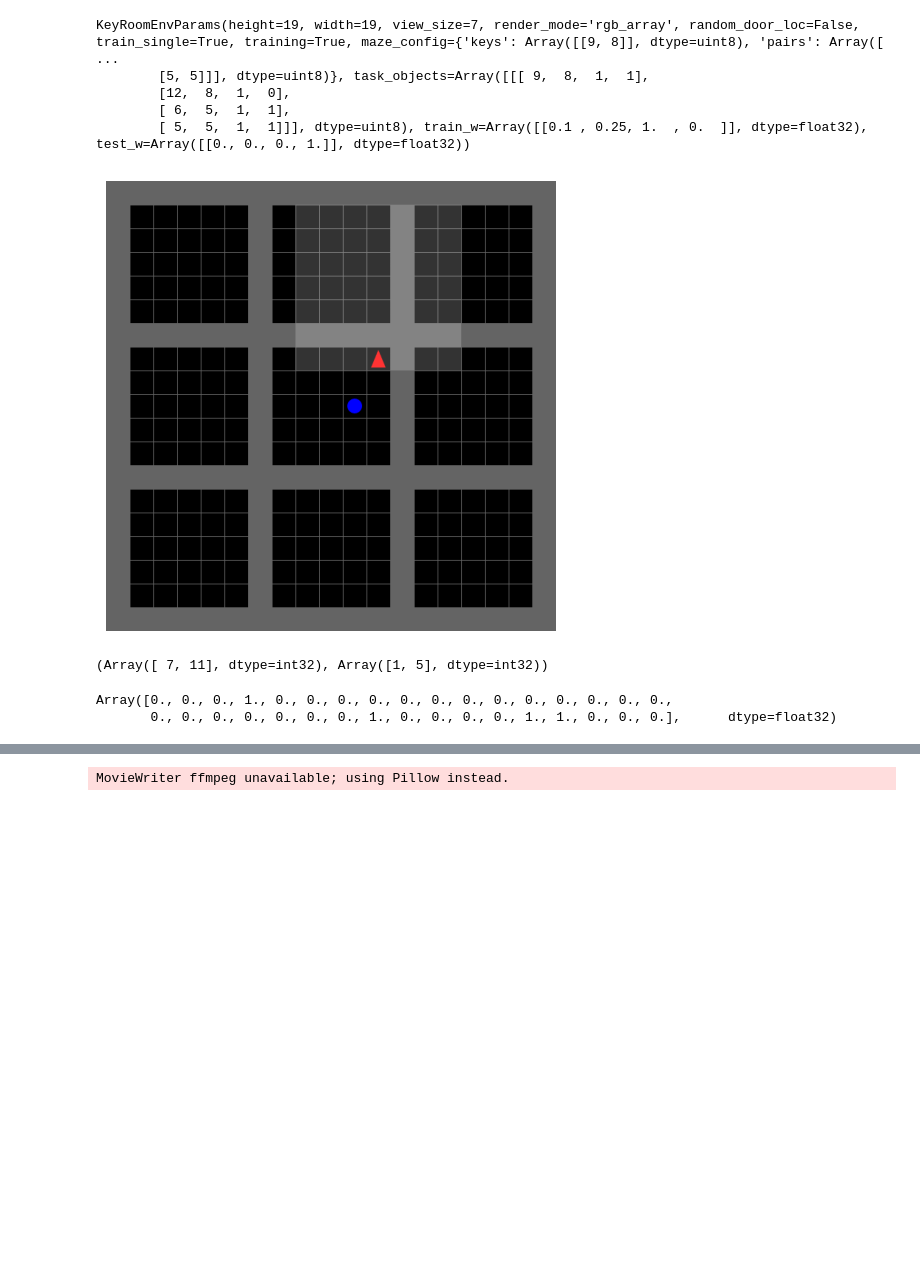
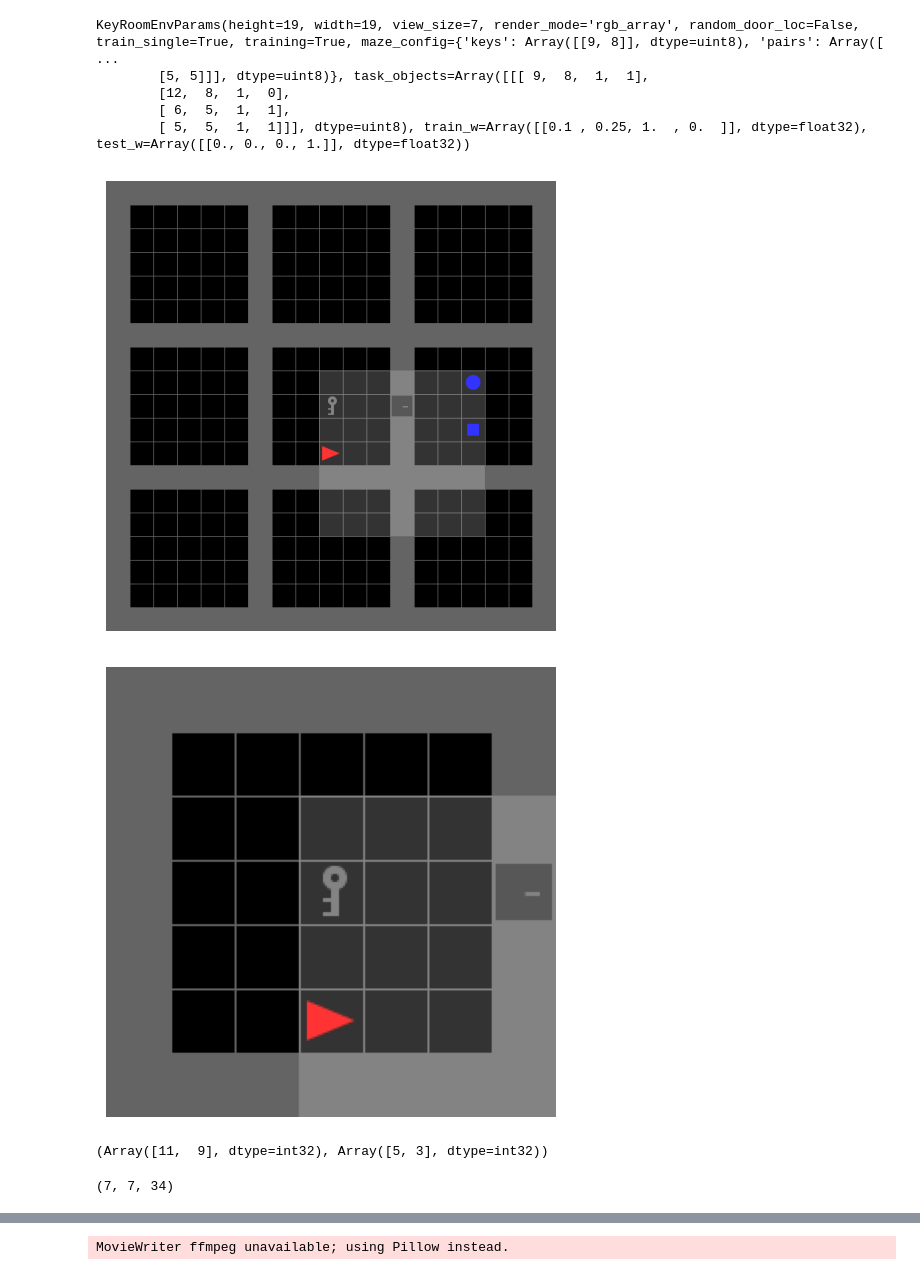
Before and after one commit to wcarvalho/jaxneurorl, a Jupyter notebook: projects/humansf/keyroom-test.ipynb, the cells around one changed output, grey strips where cells are left out. Cells and saved outputs as stored; diff of their text form; code cells hidden in the pictures; blank space fills up the shorter version.

Commit message:
improving agent?

```diff
--- a/projects/humansf/keyroom-test.ipynb
+++ b/projects/humansf/keyroom-test.ipynb
@@ -59,31 +59,31 @@ KeyRoomEnvParams(height=19, width=19, view_size=7, render_mode='rgb_array', rand
         [ 6,  5,  1,  1],
         [ 5,  5,  1,  1]]], dtype=uint8), train_w=Array([[0.1 , 0.25, 1.  , 0.  ]], dtype=float32), test_w=Array([[0., 0., 0., 1.]], dtype=float32))
 # %%
-seed=0
+seed=1
 rng = jax.random.PRNGKey(seed)
 rng, rng_ = jax.random.split(rng)
 for seed in range(0, 1):
     rng, rng_ = jax.random.split(rng)
     timestep = env.reset(rng_, env_params)
 
     # get image of full state
     state_image = env.render(env_params, timestep)
     visualizer.display_image(state_image)
 
-    # # get image of what agent observes (theirs is symbolic)
-    # obs_image = keyroom.render_room(timestep.state)
-    # visualizer.display_image(obs_image)
+    # get image of what agent observes (theirs is symbolic)
+    obs_image = keyroom.render_room(timestep.state)
+    visualizer.display_image(obs_image)
 
     # jax.tree_map(lambda x:x.shape, timestep.observation)
 # %% [output]
-[figure, old version]
+[figure, new version]
+[figure, added]
 # %%
 timestep.state.agent.position, timestep.state.local_agent_position
 # %% [output]
-(Array([ 7, 11], dtype=int32), Array([1, 5], dtype=int32))
+(Array([11,  9], dtype=int32), Array([5, 3], dtype=int32))
 # %%
-timestep.observation.image[1, 5]
+timestep.observation.image.shape
 # %% [output]
-Array([0., 0., 0., 1., 0., 0., 0., 0., 0., 0., 0., 0., 0., 0., 0., 0., 0.,
-       0., 0., 0., 0., 0., 0., 0., 1., 0., 0., 0., 0., 1., 1., 0., 0., 0.],      dtype=float32)
+(7, 7, 34)
 # %%
```
Also changed, not shown: parts of 3 cells of this notebook, 3 other files.
